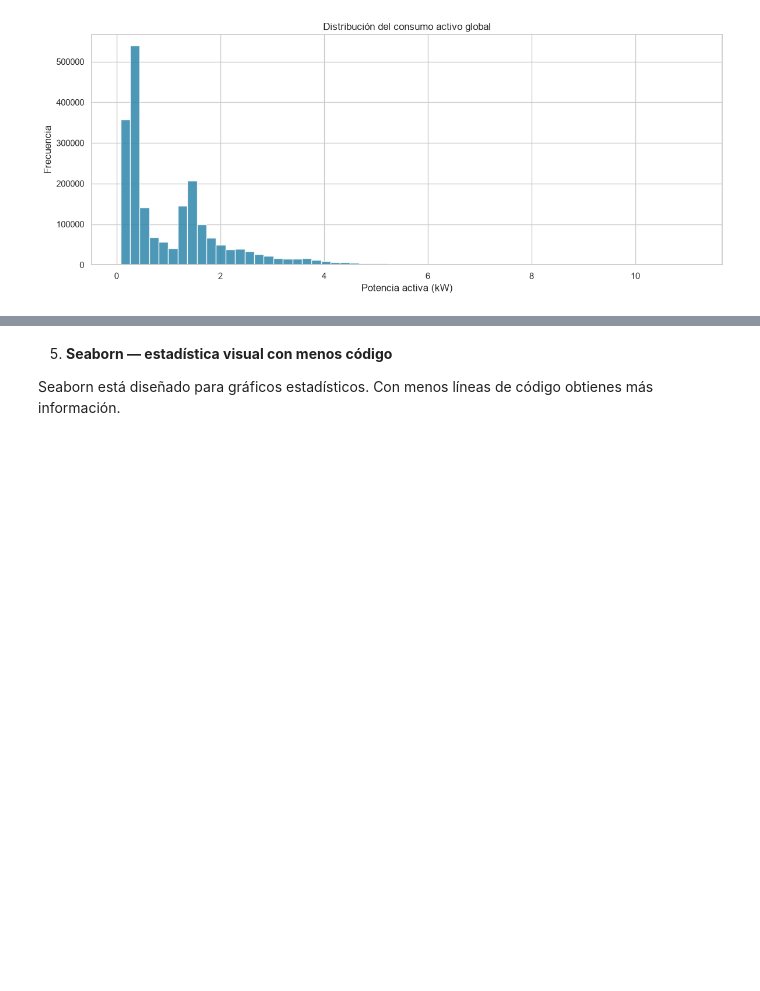
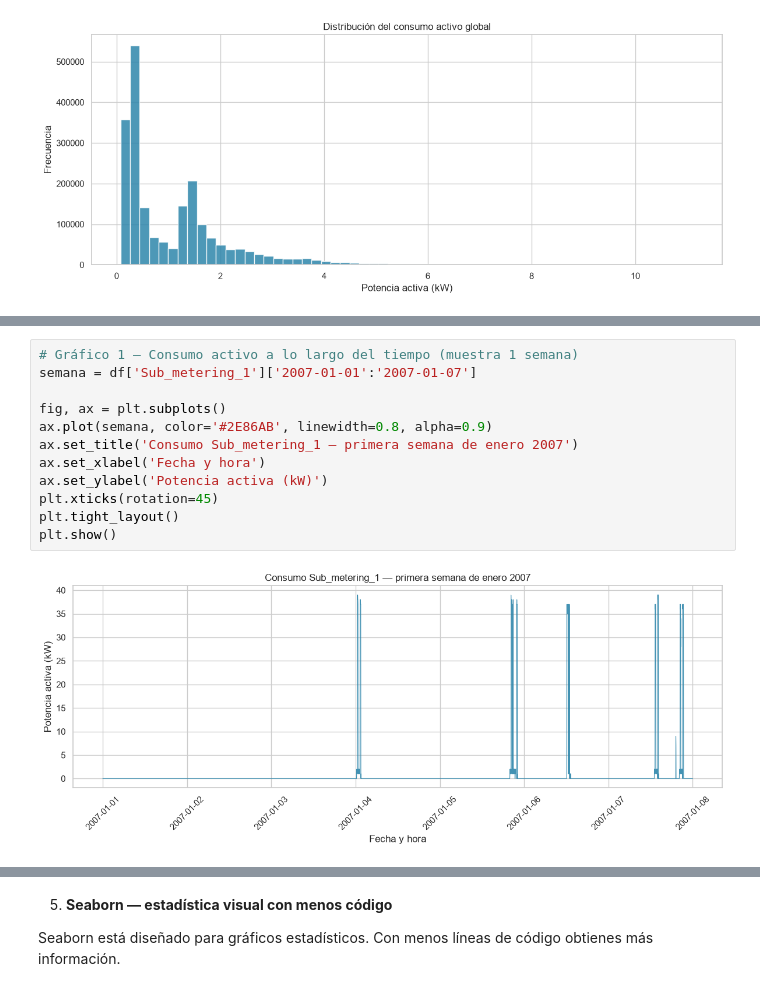
Before and after one commit to CristhianTechAIHub/ml-journey, a Jupyter notebook: leccion-02/leccion-02.ipynb, the cells around one changed output, grey strips where cells are left out. Drawn from its saved outputs; the diff is of its cells as text; blank space fills up the shorter version.

```diff
--- a/leccion-02/leccion-02.ipynb
+++ b/leccion-02/leccion-02.ipynb
@@ -132,0 +145,14 @@ plt.show()
+# %%
+# Gráfico 1 — Consumo activo a lo largo del tiempo (muestra 1 semana)
+semana = df['Sub_metering_1']['2007-01-01':'2007-01-07']
+
+fig, ax = plt.subplots()
+ax.plot(semana, color='#2E86AB', linewidth=0.8, alpha=0.9)
+ax.set_title('Consumo Sub_metering_1 — primera semana de enero 2007')
+ax.set_xlabel('Fecha y hora')
+ax.set_ylabel('Potencia activa (kW)')
+plt.xticks(rotation=45)
+plt.tight_layout()
+plt.show()
+# %% [output]
+[figure, added]
```
Also changed, not shown: parts of 5 cells of this notebook, 5 other files.
